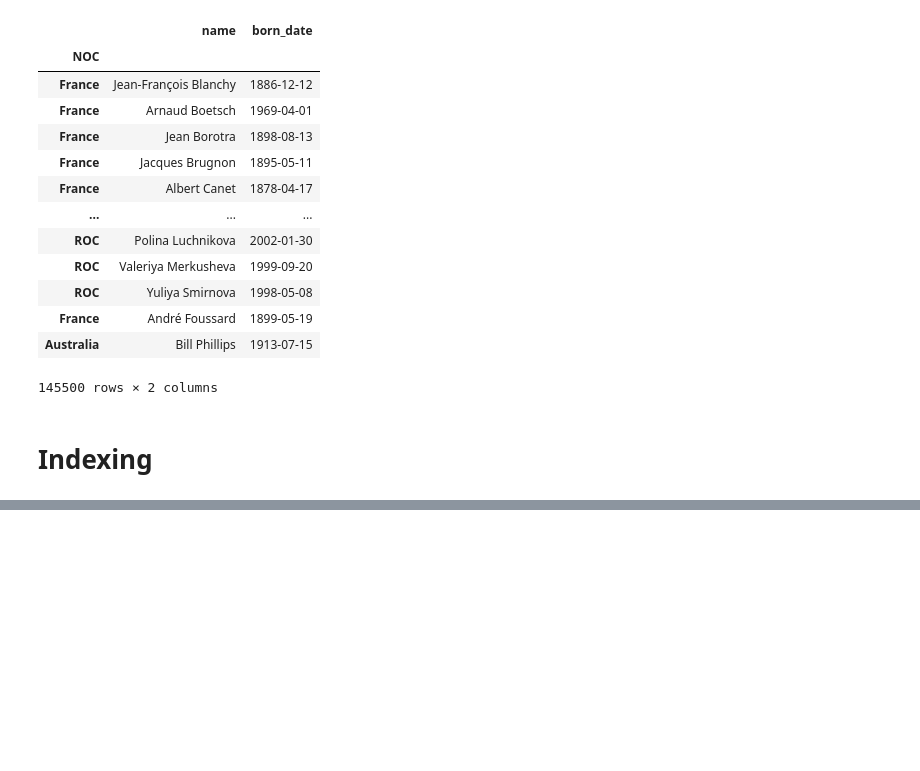
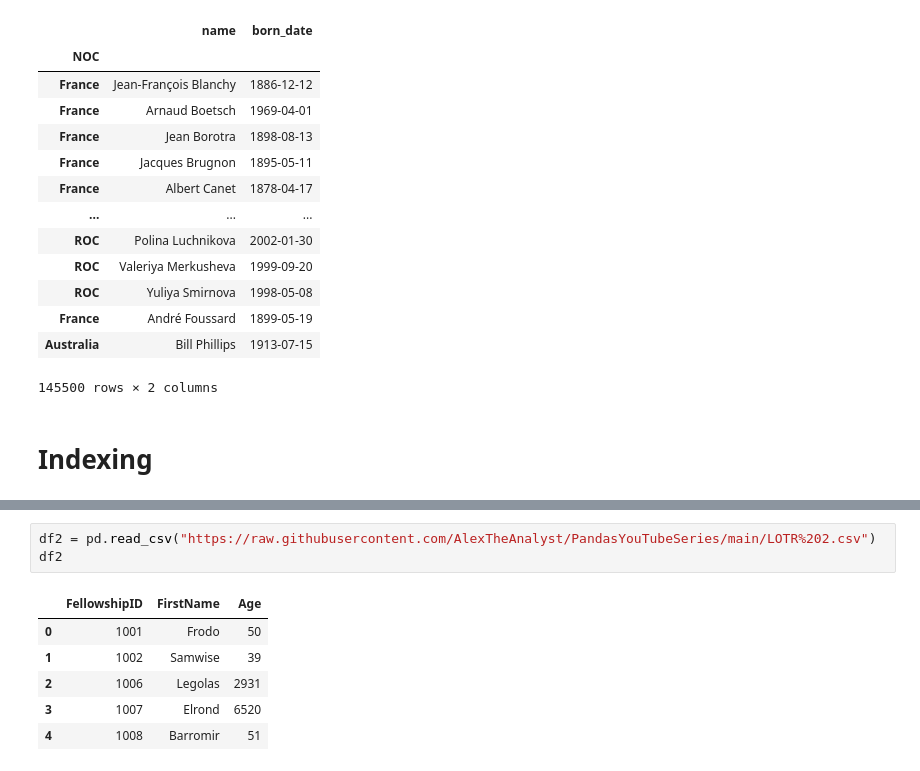
Before and after one commit to wasif-h/python-library-door, a Jupyter notebook: Pandas_python/pandas_library.ipynb, the cells around one changed output, grey strips where cells are left out. Drawn from its saved outputs; the diff is of its cells as text; blank space fills up the shorter version.

```diff
--- a/Pandas_python/pandas_library.ipynb
+++ b/Pandas_python/pandas_library.ipynb
@@ -707,0 +763,10 @@ bios.head()
+# %%
+df2 = pd.read_csv("https://raw.githubusercontent.com/AlexTheAnalyst/PandasYouTubeSeries/main/LOTR%202.csv")
+df2
+# %% [output]
+|  | FellowshipID | FirstName | Age |
+| 0 | 1001 | Frodo | 50 |
+| 1 | 1002 | Samwise | 39 |
+| 2 | 1006 | Legolas | 2931 |
+| 3 | 1007 | Elrond | 6520 |
+| 4 | 1008 | Barromir | 51 |
```
Also changed, not shown: parts of 21 cells of this notebook, 3 other files.
